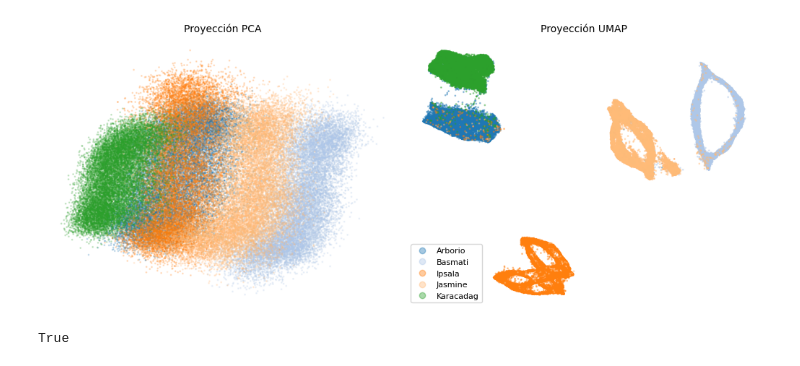
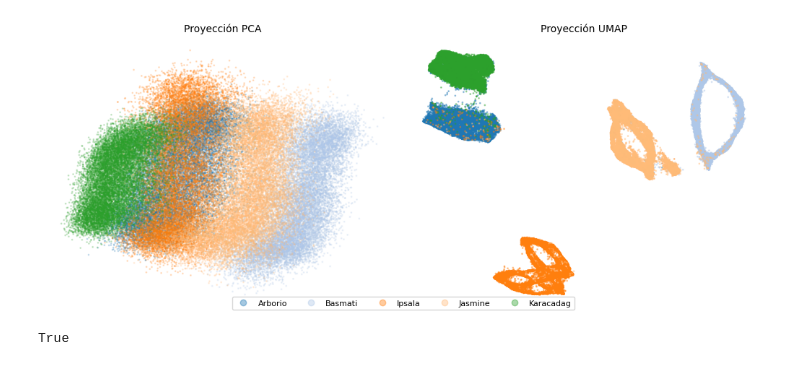
Before and after one commit to Ignacio-Ibarra/unsupervised-rice-image-segmentation, a Jupyter notebook: hierachical_clust.ipynb, the cells around one changed output. Drawn from its saved outputs; the diff is of its cells as text; code cells hidden in the pictures.

```diff
--- a/hierachical_clust.ipynb
+++ b/hierachical_clust.ipynb
@@ -136,36 +142,36 @@ x_umap = pd.read_csv(ARCHIVO_UMAP).to_numpy()
 # %%
 
 def grafico_comparacion_proyecciones(x, x_umap, labels_orig, guardo=False):
 
     cmap = mpl.colors.LinearSegmentedColormap.from_list('Custom cmap', plt.cm.tab20(np.arange(5)), 5)
 
     fig, axs = plt.subplots(1,2, figsize=(10,4))
     p1 = axs[0].scatter(x[:,0],x[:,1],s=1, c=labels_orig, alpha=0.2, cmap=cmap)
 
     p2 = axs[1].scatter(x_umap[:,0],x_umap[:,1],s=1, c=labels_orig, alpha=0.4, cmap=cmap)
 
     axs[0].axis('off')
     axs[1].axis('off')
     #axs[2].axis('off')
     axs[0].set_title('Proyección PCA', fontsize=10)
     axs[1].set_title('Proyección UMAP', fontsize=10)
     fig.set_constrained_layout('constrained')
     # fig.subplots_adjust(bottom=0.1)
-    handles, labels = axs[1].get_legend_handles_labels()
+    #handles, labels = axs[1].get_legend_handles_labels()
     #labels.map(clases_dict)
-    L = axs[1].legend(*p2.legend_elements(), fontsize=8)
+    L = fig.legend(*p2.legend_elements(), fontsize=8, loc='lower center', ncols=5)
     L.get_texts()[0].set_text('Arborio')
     L.get_texts()[1].set_text('Basmati')
     L.get_texts()[2].set_text('Ipsala')
     L.get_texts()[3].set_text('Jasmine')
     L.get_texts()[4].set_text('Karacadag')
 
     if guardo:
         plt.savefig('comparacion_proyecciones.png')
     return
 grafico_comparacion_proyecciones(x, x_umap, lista_clases, guardo=True)
 # %% [output]
-[figure, old version]
+[figure, new version]
 # %%
 
 def plot_dendrogram(model, **kwargs):
```
Also changed, not shown: parts of 19 cells of this notebook.
